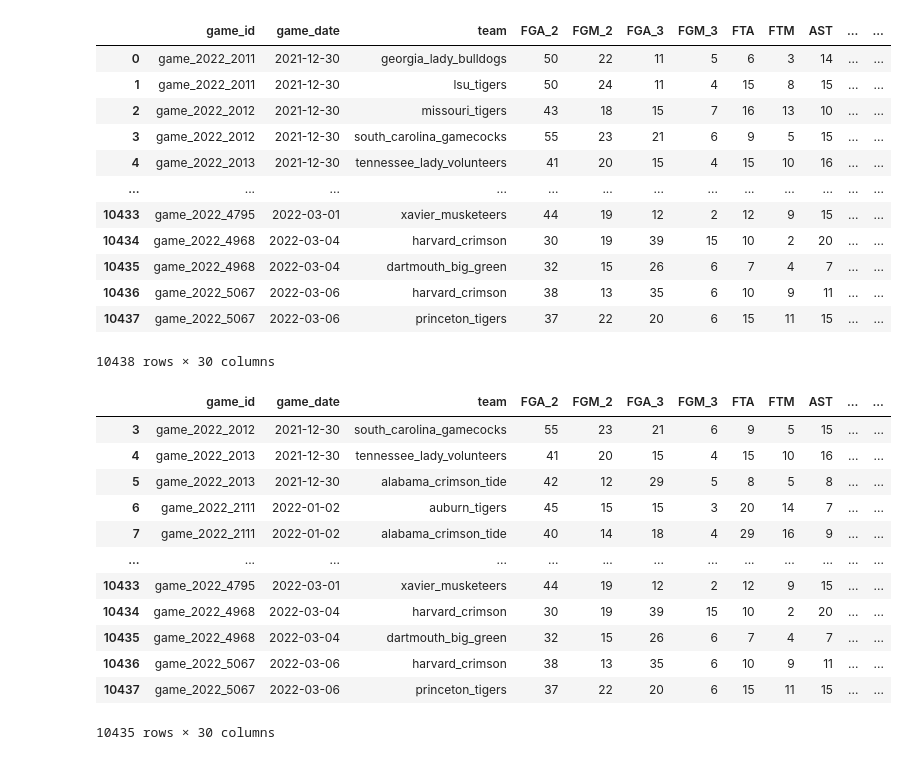
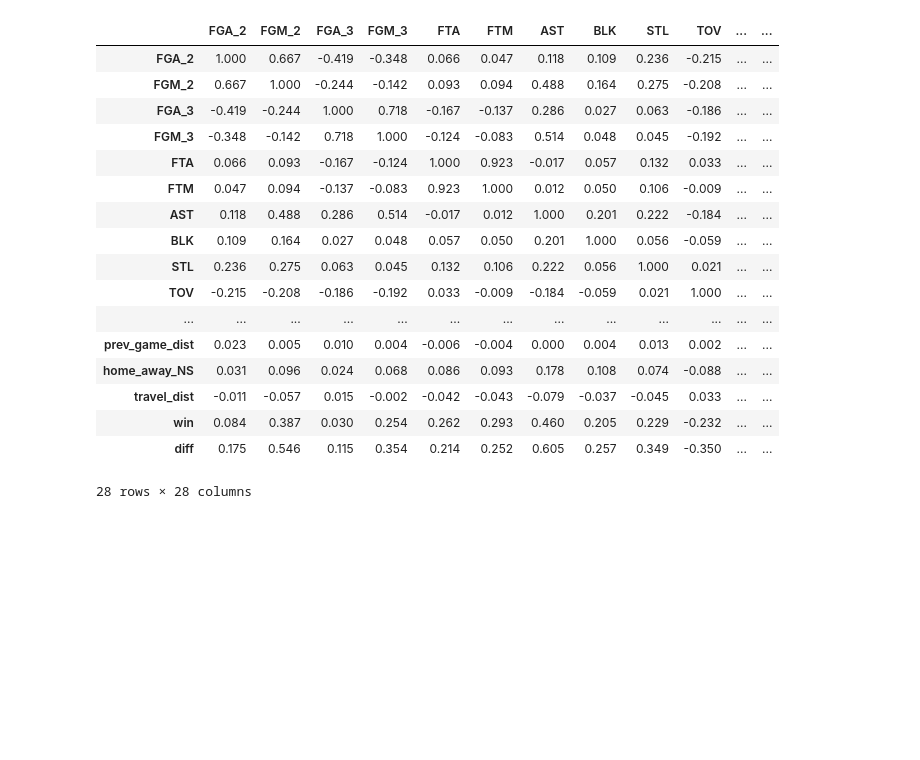
Before and after one commit to alexlu07/Wharton, a Jupyter notebook: main.ipynb, the cells around one changed output. Cells and saved outputs as stored; diff of their text form; code cells hidden in the pictures; blank space fills up the shorter version.

```diff
--- a/main.ipynb
+++ b/main.ipynb
@@ -7,0 +8,2 @@ data = pd.read_csv("train.csv")
+# %%
+pd.set_option('display.float_format', lambda x: '%.3f' % x)
@@ -7,0 +61,12 @@ data = pd.read_csv("train.csv")
+# %%
+data = pd.read_csv("train.csv")
+data["win"] = data["team_score"] == data.groupby("game_id")["team_score"].transform("max")
+data["diff"] = 2*data["team_score"] - data.groupby("game_id")["team_score"].transform("sum")
+
+
+
+corr = data.corr()
+corr.iloc[0, 0] = -1
+
+# corr[corr > 0.3] = 1
+# corr[corr < -0.3] = -1
@@ -8,16 +103,21 @@ data = pd.read_csv("train.csv")
 # %%
-data
+data.corr()
 # %% [output]
-|  | game_id | game_date | team | FGA_2 | FGM_2 | FGA_3 | FGM_3 | FTA | FTM | AST | ... | ... |
-| 0 | game_2022_2011 | 2021-12-30 | georgia_lady_bulldogs | 50 | 22 | 11 | 5 | 6 | 3 | 14 | ... | ... |
-| 1 | game_2022_2011 | 2021-12-30 | lsu_tigers | 50 | 24 | 11 | 4 | 15 | 8 | 15 | ... | ... |
-| 2 | game_2022_2012 | 2021-12-30 | missouri_tigers | 43 | 18 | 15 | 7 | 16 | 13 | 10 | ... | ... |
-| 3 | game_2022_2012 | 2021-12-30 | south_carolina_gamecocks | 55 | 23 | 21 | 6 | 9 | 5 | 15 | ... | ... |
-| 4 | game_2022_2013 | 2021-12-30 | tennessee_lady_volunteers | 41 | 20 | 15 | 4 | 15 | 10 | 16 | ... | ... |
+|  | FGA_2 | FGM_2 | FGA_3 | FGM_3 | FTA | FTM | AST | BLK | STL | TOV | ... | ... |
+| FGA_2 | 1.000 | 0.667 | -0.419 | -0.348 | 0.066 | 0.047 | 0.118 | 0.109 | 0.236 | -0.215 | ... | ... |
+| FGM_2 | 0.667 | 1.000 | -0.244 | -0.142 | 0.093 | 0.094 | 0.488 | 0.164 | 0.275 | -0.208 | ... | ... |
+| FGA_3 | -0.419 | -0.244 | 1.000 | 0.718 | -0.167 | -0.137 | 0.286 | 0.027 | 0.063 | -0.186 | ... | ... |
+| FGM_3 | -0.348 | -0.142 | 0.718 | 1.000 | -0.124 | -0.083 | 0.514 | 0.048 | 0.045 | -0.192 | ... | ... |
+| FTA | 0.066 | 0.093 | -0.167 | -0.124 | 1.000 | 0.923 | -0.017 | 0.057 | 0.132 | 0.033 | ... | ... |
+| FTM | 0.047 | 0.094 | -0.137 | -0.083 | 0.923 | 1.000 | 0.012 | 0.050 | 0.106 | -0.009 | ... | ... |
+| AST | 0.118 | 0.488 | 0.286 | 0.514 | -0.017 | 0.012 | 1.000 | 0.201 | 0.222 | -0.184 | ... | ... |
+| BLK | 0.109 | 0.164 | 0.027 | 0.048 | 0.057 | 0.050 | 0.201 | 1.000 | 0.056 | -0.059 | ... | ... |
+| STL | 0.236 | 0.275 | 0.063 | 0.045 | 0.132 | 0.106 | 0.222 | 0.056 | 1.000 | 0.021 | ... | ... |
+| TOV | -0.215 | -0.208 | -0.186 | -0.192 | 0.033 | -0.009 | -0.184 | -0.059 | 0.021 | 1.000 | ... | ... |
 | ... | ... | ... | ... | ... | ... | ... | ... | ... | ... | ... | ... | ... |
-| 10433 | game_2022_4795 | 2022-03-01 | xavier_musketeers | 44 | 19 | 12 | 2 | 12 | 9 | 15 | ... | ... |
-| 10434 | game_2022_4968 | 2022-03-04 | harvard_crimson | 30 | 19 | 39 | 15 | 10 | 2 | 20 | ... | ... |
-| 10435 | game_2022_4968 | 2022-03-04 | dartmouth_big_green | 32 | 15 | 26 | 6 | 7 | 4 | 7 | ... | ... |
-| 10436 | game_2022_5067 | 2022-03-06 | harvard_crimson | 38 | 13 | 35 | 6 | 10 | 9 | 11 | ... | ... |
-| 10437 | game_2022_5067 | 2022-03-06 | princeton_tigers | 37 | 22 | 20 | 6 | 15 | 11 | 15 | ... | ... |
+| prev_game_dist | 0.023 | 0.005 | 0.010 | 0.004 | -0.006 | -0.004 | 0.000 | 0.004 | 0.013 | 0.002 | ... | ... |
+| home_away_NS | 0.031 | 0.096 | 0.024 | 0.068 | 0.086 | 0.093 | 0.178 | 0.108 | 0.074 | -0.088 | ... | ... |
+| travel_dist | -0.011 | -0.057 | 0.015 | -0.002 | -0.042 | -0.043 | -0.079 | -0.037 | -0.045 | 0.033 | ... | ... |
+| win | 0.084 | 0.387 | 0.030 | 0.254 | 0.262 | 0.293 | 0.460 | 0.205 | 0.229 | -0.232 | ... | ... |
+| diff | 0.175 | 0.546 | 0.115 | 0.354 | 0.214 | 0.252 | 0.605 | 0.257 | 0.349 | -0.350 | ... | ... |
-10438 rows × 30 columns
+28 rows × 28 columns
@@ -26,16 +123,0 @@ data_x = data.loc[3:]
-# %%
-data_x
-# %% [output]
-|  | game_id | game_date | team | FGA_2 | FGM_2 | FGA_3 | FGM_3 | FTA | FTM | AST | ... | ... |
-| 3 | game_2022_2012 | 2021-12-30 | south_carolina_gamecocks | 55 | 23 | 21 | 6 | 9 | 5 | 15 | ... | ... |
-| 4 | game_2022_2013 | 2021-12-30 | tennessee_lady_volunteers | 41 | 20 | 15 | 4 | 15 | 10 | 16 | ... | ... |
-| 5 | game_2022_2013 | 2021-12-30 | alabama_crimson_tide | 42 | 12 | 29 | 5 | 8 | 5 | 8 | ... | ... |
-| 6 | game_2022_2111 | 2022-01-02 | auburn_tigers | 45 | 15 | 15 | 3 | 20 | 14 | 7 | ... | ... |
-| 7 | game_2022_2111 | 2022-01-02 | alabama_crimson_tide | 40 | 14 | 18 | 4 | 29 | 16 | 9 | ... | ... |
-| ... | ... | ... | ... | ... | ... | ... | ... | ... | ... | ... | ... | ... |
-| 10433 | game_2022_4795 | 2022-03-01 | xavier_musketeers | 44 | 19 | 12 | 2 | 12 | 9 | 15 | ... | ... |
-| 10434 | game_2022_4968 | 2022-03-04 | harvard_crimson | 30 | 19 | 39 | 15 | 10 | 2 | 20 | ... | ... |
-| 10435 | game_2022_4968 | 2022-03-04 | dartmouth_big_green | 32 | 15 | 26 | 6 | 7 | 4 | 7 | ... | ... |
-| 10436 | game_2022_5067 | 2022-03-06 | harvard_crimson | 38 | 13 | 35 | 6 | 10 | 9 | 11 | ... | ... |
-| 10437 | game_2022_5067 | 2022-03-06 | princeton_tigers | 37 | 22 | 20 | 6 | 15 | 11 | 15 | ... | ... |
-10435 rows × 30 columns
```
Also changed, not shown: parts of 15 cells of this notebook, 1 other file.
